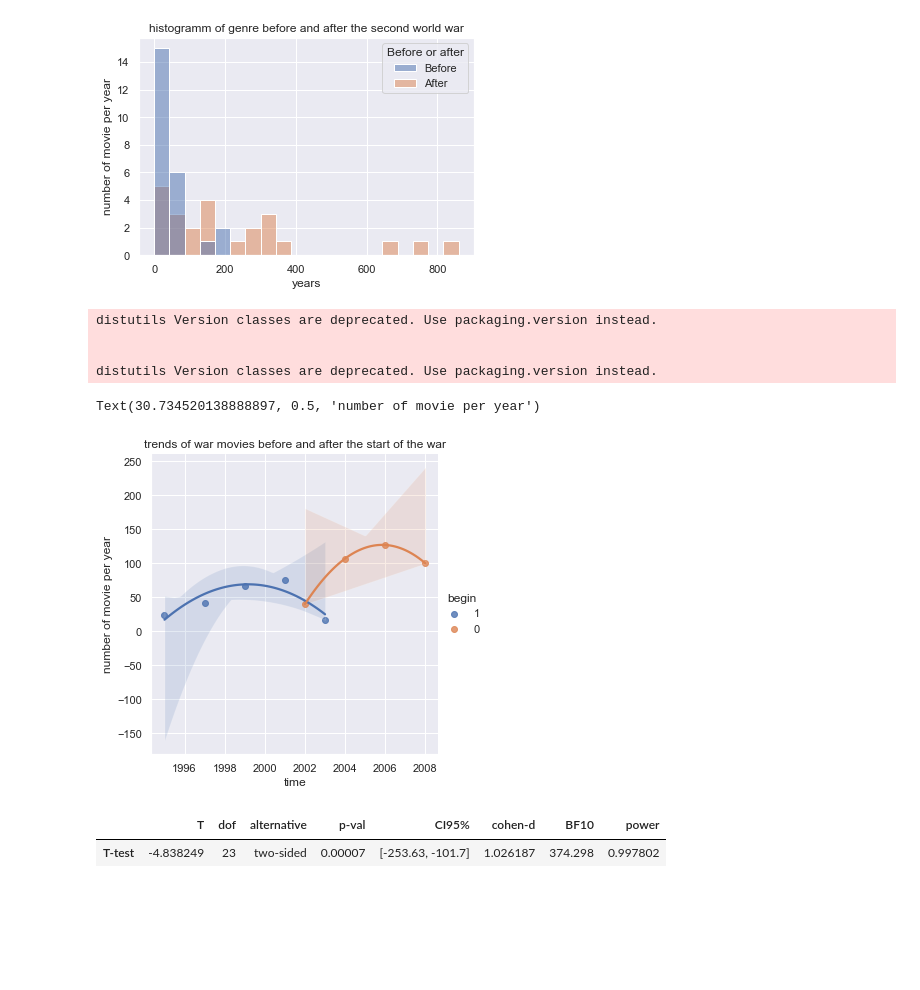
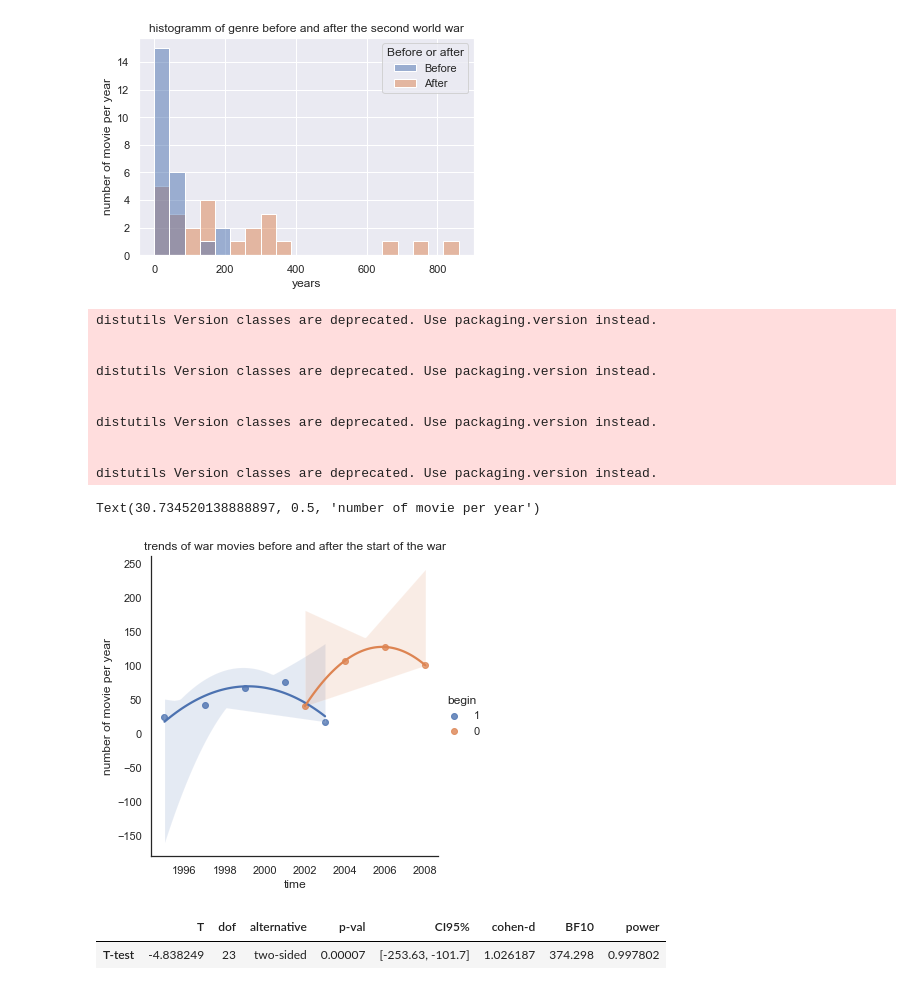
Before and after one commit to epfl-ada/ada-2022-project-abracadabra2022, a Jupyter notebook: Final_notebook.ipynb, the cells around one changed output. Cells and saved outputs as stored; diff of their text form; code cells hidden in the pictures; blank space fills up the shorter version.

```diff
--- a/Final_notebook.ipynb
+++ b/Final_notebook.ipynb
@@ -605,6 +601,16 @@ plots = pd.DataFrame({'wiki_id': movie_id, 'plot': plot})
 plots.wiki_id = plots.wiki_id.astype(int)
 # %%
 def clean_text(text):
+    """ This function cleans the text from the plot summaries.
+
+    Args:
+        text (string): the movie plot summary
+
+    Returns:
+        string: the cleaned text
+    """
+
+
     # remove a string like {{plot}}
     text = re.sub("\s*{{\w*}}\s*", "", text)
     # remove backslash-apostrophe
@@ -1043,16 +1057,23 @@ plt.title('histogramm of genre before and after the second world war')
 Text(0.5, 1.0, 'histogramm of genre before and after the second world war')
 [figure]
 # %%
+sns.set_theme(style="white", palette=None)
 two_trends(event, 23, "war", 6, 2)
 plt.title('trends of war movies before and after the start of the war')
 plt.ylabel('number of movie per year')
 # %% [output]
 distutils Version classes are deprecated. Use packaging.version instead.
 
 
 distutils Version classes are deprecated. Use packaging.version instead.
+
+
+distutils Version classes are deprecated. Use packaging.version instead.
+
+
+distutils Version classes are deprecated. Use packaging.version instead.
 Text(30.734520138888897, 0.5, 'number of movie per year')
-[figure, old version]
+[figure, new version]
 # %%
 df = genre_per_date[str(y_event-window_y):str(y_event+window_y)].resample(str(window_y)+"Y").sum().T
 # %%
```
Also changed, not shown: parts of 12 cells of this notebook.
